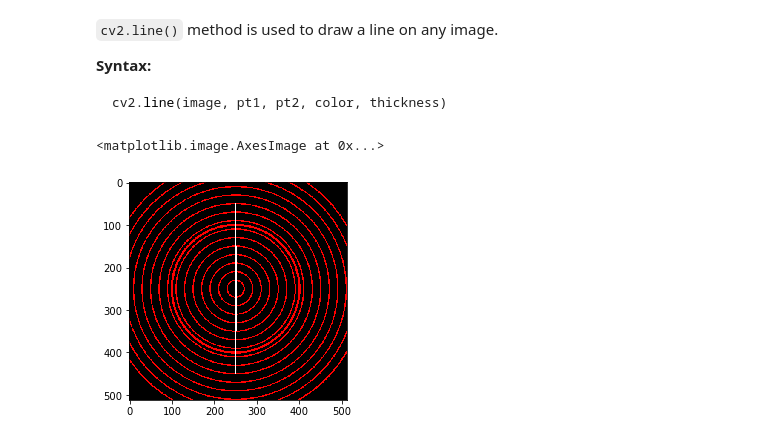
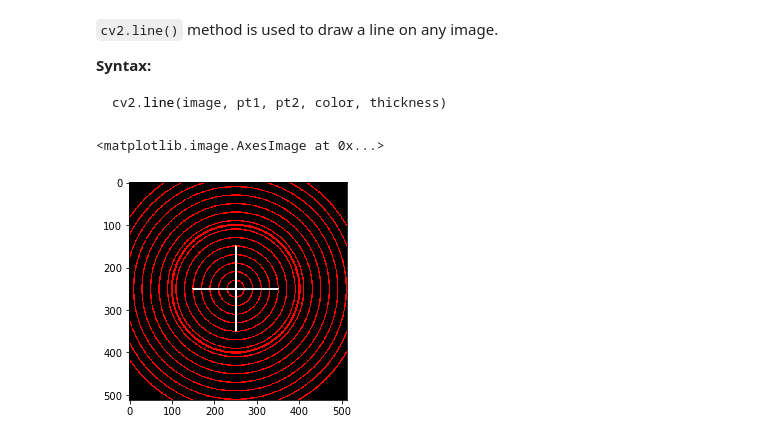
Before and after one commit to abhimanyus1997/python-cvcourse, a Jupyter notebook: 03 Image Basics with OpenCV/3.3-Drawing on Images.ipynb, the cells around one changed output. Saved outputs shown, nothing was run; the diff lists cells and outputs as text; code cells hidden in the pictures.

Commit message:
Updated Drawing on Images -1

```diff
--- a/03 Image Basics with OpenCV/3.3-Drawing on Images.ipynb
+++ b/03 Image Basics with OpenCV/3.3-Drawing on Images.ipynb
@@ -105,7 +105,10 @@ cv2.line(image, pt1, pt2, color, thickness)
 # %%
 cv2.line(bullseye_img, pt1 =(250,150), pt2=(250,350), color=(255,255,255),
          thickness=4)
+cv2.line(bullseye_img, pt1 =(150,250), pt2=(350,250), color=(255,255,255),
+         thickness=4)
+
 plt.imshow(bullseye_img)
 # %% [output]
 <matplotlib.image.AxesImage at 0x...>
-[figure, old version]
+[figure, new version]
```
